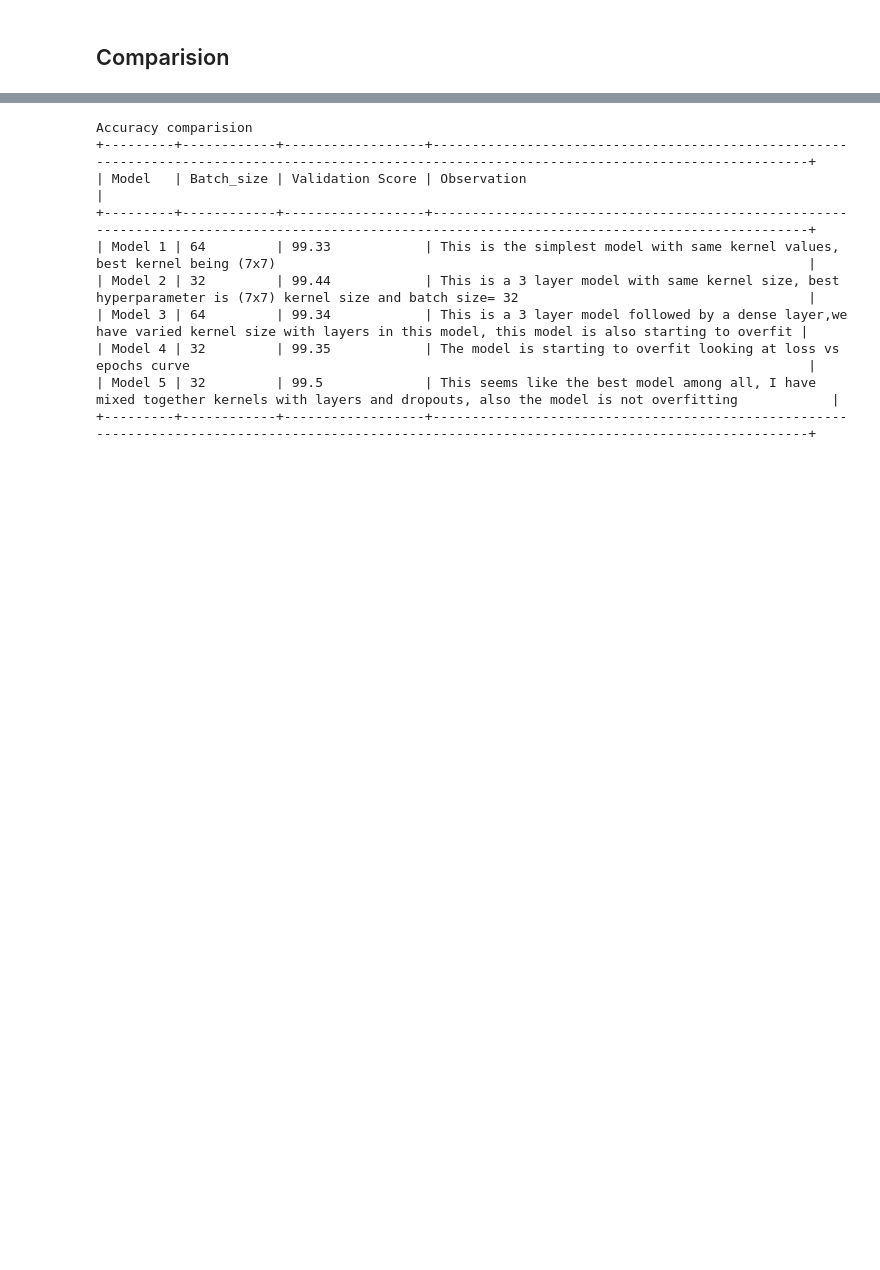
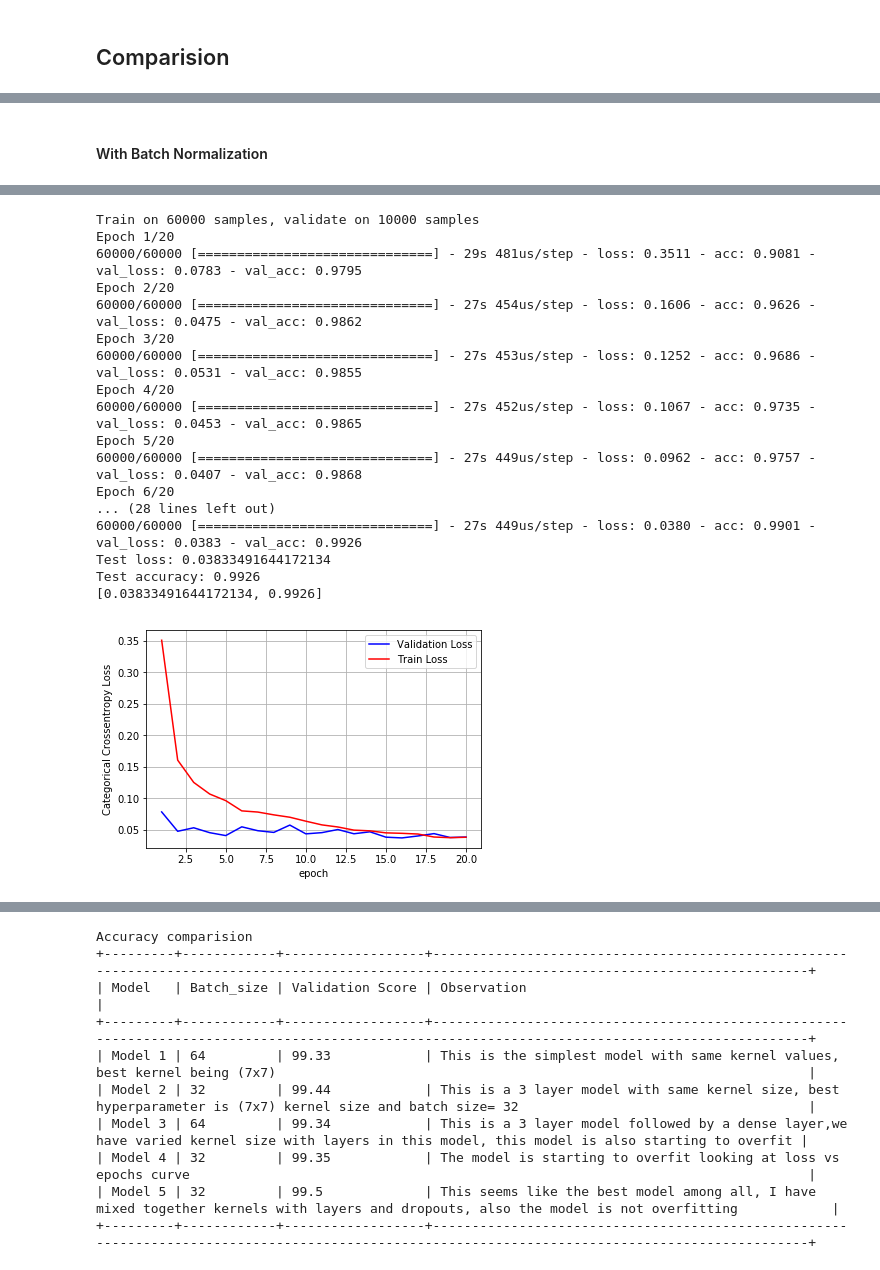
Before and after one commit to data-science-and-machine-learning/CNN-MNIST, a Jupyter notebook: CNN_MNIST.ipynb, the cells around one changed output, grey strips where cells are left out. Cells and saved outputs as stored; diff of their text form; code cells hidden in the pictures; blank space fills up the shorter version.

```diff
--- a/CNN_MNIST.ipynb
+++ b/CNN_MNIST.ipynb
@@ -1038,0 +1107,45 @@ Test accuracy: 0.9951
+# %% [markdown]
+#### With Batch Normalization
+# %%
+from keras.models import Sequential
+from keras.layers import Dense, Activation, Dropout, BatchNormalization
+from keras import initializers
+
+kernel= (3, 3)
+# Initializing a sequential model
+m= Sequential()
+m.add(Conv2D(32, kernel_size=kernel,
+                activation='relu', kernel_initializer= initializers.he_normal(seed=None),
+                input_shape=input_shape))
+m.add(BatchNormalization())
+m.add(Dropout(0.25))
+
+m.add(Conv2D(64, kernel, activation='relu'))
+m.add(BatchNormalization())
+m.add(MaxPooling2D(pool_size=(2, 2)))
+m.add(Dropout(0.25))
+
+m.add(Flatten())
+m.add(Dense(128, activation='relu'))
+m.add(Dropout(0.5))
+
+m.add(Dense(num_classes, activation='softmax'))
+
+m.compile(loss=keras.losses.categorical_crossentropy,
+                optimizer=keras.optimizers.Adadelta(),
+                metrics=['accuracy'])
+
+history = m.fit(x_train, y_train,
+                    batch_size=32,
+                    epochs=20,
+                    verbose=1,
+                    validation_data=(x_test, y_test))
+score = m.evaluate(x_test, y_test, verbose=0)
+print('Test loss:', score[0])
+print('Test accuracy:', score[1])
+print(score)
+x = list(range(1,21))
+vy = history.history['val_loss']
+ty = history.history['loss']
+plt_dynamic(x, vy, ty, 1)
+# %% [output]
@@ -1038,0 +1153,18 @@ Test accuracy: 0.9951
+Train on 60000 samples, validate on 10000 samples
+Epoch 1/20
+60000/60000 [==============================] - 29s 481us/step - loss: 0.3511 - acc: 0.9081 - val_loss: 0.0783 - val_acc: 0.9795
+Epoch 2/20
+60000/60000 [==============================] - 27s 454us/step - loss: 0.1606 - acc: 0.9626 - val_loss: 0.0475 - val_acc: 0.9862
+Epoch 3/20
+60000/60000 [==============================] - 27s 453us/step - loss: 0.1252 - acc: 0.9686 - val_loss: 0.0531 - val_acc: 0.9855
+Epoch 4/20
+60000/60000 [==============================] - 27s 452us/step - loss: 0.1067 - acc: 0.9735 - val_loss: 0.0453 - val_acc: 0.9865
+Epoch 5/20
+60000/60000 [==============================] - 27s 449us/step - loss: 0.0962 - acc: 0.9757 - val_loss: 0.0407 - val_acc: 0.9868
+Epoch 6/20
+... (28 lines left out)
+60000/60000 [==============================] - 27s 449us/step - loss: 0.0380 - acc: 0.9901 - val_loss: 0.0383 - val_acc: 0.9926
+Test loss: 0.03833491644172134
+Test accuracy: 0.9926
+[0.03833491644172134, 0.9926]
+[figure, added]
```
Also changed, not shown: parts of 24 cells of this notebook.
